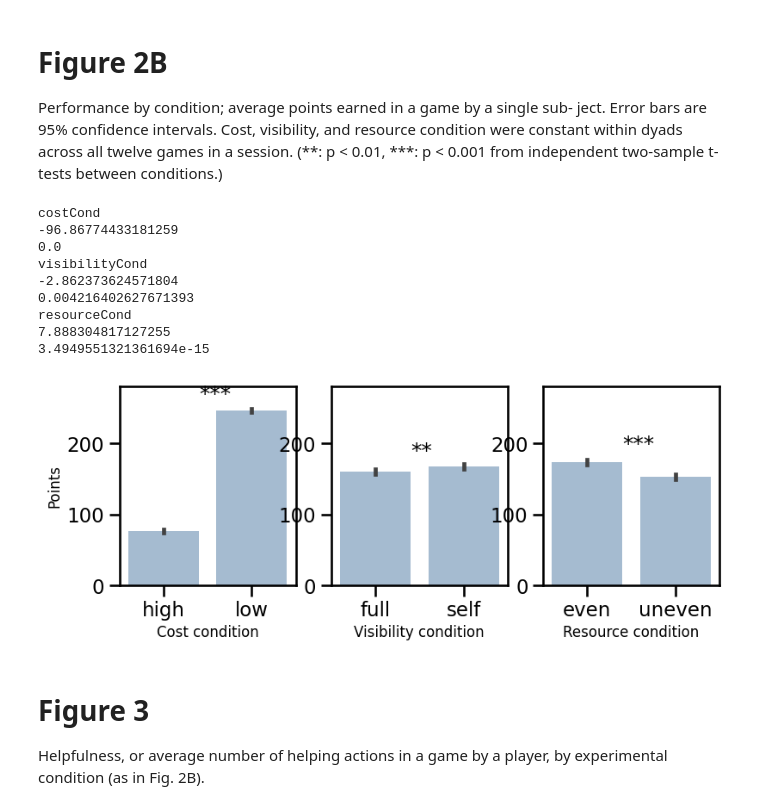
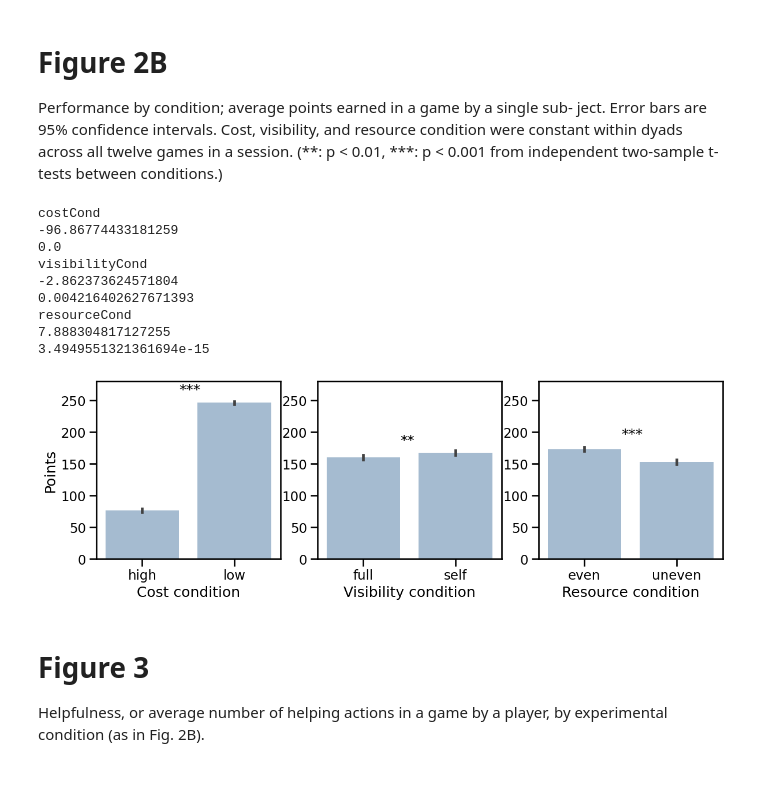
Before and after one commit to pamop/modeling-helping, a Jupyter notebook: cogsci24-data-analysis.ipynb, the cells around one changed output. Cells and saved outputs as stored; diff of their text form; code cells hidden in the pictures; blank space fills up the shorter version.

Commit message:
changing text and figure sizes to work with seaborns talk formatting

```diff
--- a/cogsci24-data-analysis.ipynb
+++ b/cogsci24-data-analysis.ipynb
@@ -109,41 +109,41 @@ Performance by condition; average points earned in a game by a single sub- ject.
 df=subjgamedf
 
 perf_ttests=get_pvals(df,"points")
-fig, axes = plt.subplots(nrows=1,ncols=3,figsize=(9,3))
+fig, axes = plt.subplots(nrows=1,ncols=3,figsize=(14,4))
 # ax0, ax1, ax2 = axes[0], axes[1], axes[2]
 conditions = ["costCond","visibilityCond","resourceCond","redFirst"]
 for i in range(3):
     sns.barplot(data=df, x=conditions[i], y="points", estimator="mean", ax=axes[i],color=barcolor)
     axes[i].set_ylim([0,280])
     if i==0:
-        axes[i].set_xlabel("Cost condition",fontsize="12")
+        axes[i].set_xlabel("Cost condition") #,fontsize="12")
         axes[i].text(x=0.4,y=260,s=convert_pvalue_to_asterisks(perf_ttests[conditions[i]]['pval']))
     elif i==1:
-        axes[i].set_xlabel("Visibility condition",fontsize="12")
+        axes[i].set_xlabel("Visibility condition") #,fontsize="12")
         axes[i].text(x=0.4,y=180,s=convert_pvalue_to_asterisks(perf_ttests[conditions[i]]['pval']))
     elif i==2:
-        axes[i].set_xlabel("Resource condition",fontsize="12")
+        axes[i].set_xlabel("Resource condition") #,fontsize="12")
         axes[i].text(x=0.4,y=190,s=convert_pvalue_to_asterisks(perf_ttests[conditions[i]]['pval']))
     # elif i==3:
     #     axes[i].set_xlabel("Red went first",fontsize="12")
     if i>0:
         axes[i].set_ylabel("")
     #     axes[i].legend().remove()
     else:
-        axes[i].set_ylabel("Points",fontsize="12")
+        axes[i].set_ylabel("Points") #,fontsize="12")
 
 plt.show()
 # %% [output]
 costCond
 -96.86774433181259
 0.0
 visibilityCond
 -2.862373624571804
 0.004216402627671393
 resourceCond
 7.888304817127255
 3.4949551321361694e-15
-[figure, old version]
+[figure, new version]
 # %% [markdown]
 # Figure 3
 
```
Also changed, not shown: parts of 1 cell of this notebook.
